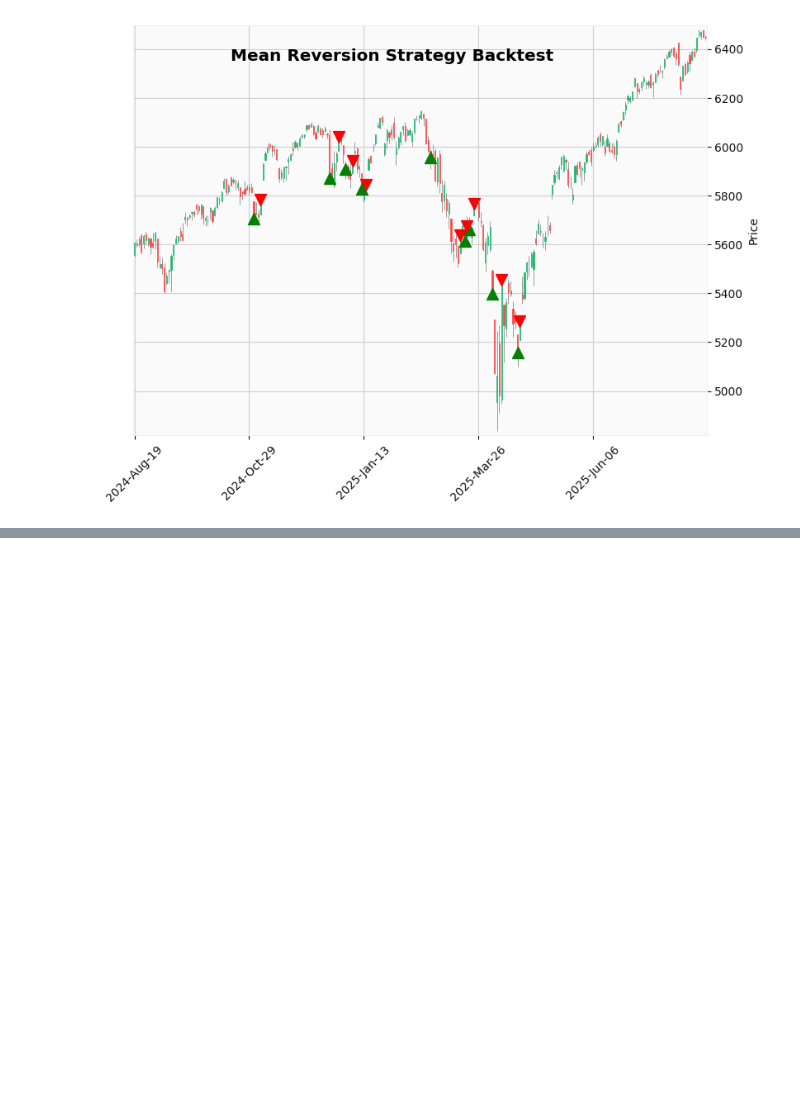
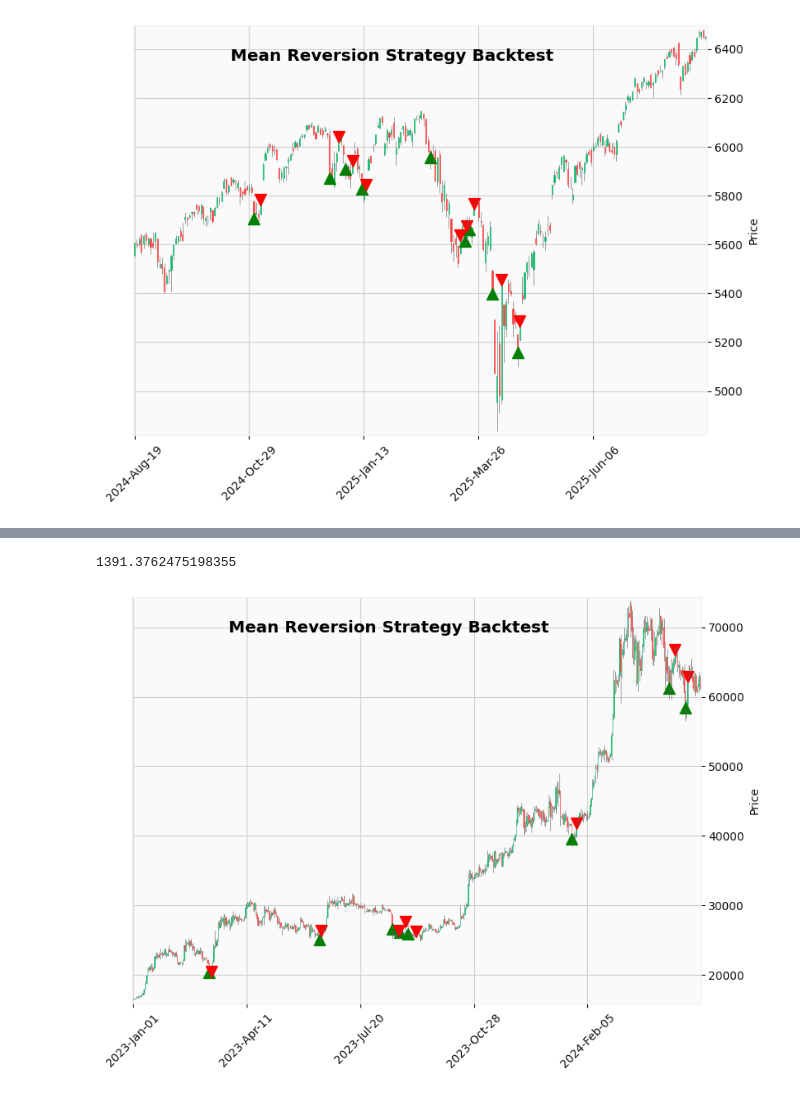
Before and after one commit to mikosovsky/StockStrategiesAnalysis, a Jupyter notebook: analysis.ipynb, the cells around one changed output, grey strips where cells are left out. Saved outputs shown, nothing was run; the diff lists cells and outputs as text; code cells hidden in the pictures; blank space fills up the shorter version.

Commit message:
feat: added backtesting for cryptocurrencies

```diff
--- a/analysis.ipynb
+++ b/analysis.ipynb
@@ -97,10 +97,10 @@ import numpy as np
 import pandas as pd
 
 
-def backtest_strategy(data):
+def backtest_strategy(data, initial_capital=1000):
     is_position = False
     assets_num = 0
-    wallet = 1000
+    wallet = initial_capital
 
     backtesting_data = {'Entry': [np.nan for _ in range(25)], 'Exit': [np.nan for _ in range(25)]}
 
@@ -162,0 +165,21 @@ plot_backtesting_results(data, backtesting_data)
+# %%
+import ccxt
+
+def fetch_crypto_data(symbol, timeframe, since):
+    exchange = ccxt.binance()
+    ohlcv = exchange.fetch_ohlcv(symbol, timeframe, since=since)
+    data = pd.DataFrame(ohlcv, columns=['timestamp', 'open', 'high', 'low', 'close', 'volume'])
+    data.rename(columns={
+        'timestamp': 'Date',
+        'open': 'Open',
+        'high': 'High',
+        'low': 'Low',
+        'close': 'Close',
+        'volume': 'Volume'
+    }, inplace=True)
+    data['Date'] = pd.to_datetime(data['Date'], unit='ms')
+    data.set_index('Date', inplace=True)
+
+    return data
+# %%
+crypto_data = fetch_crypto_data('BTC/USDT', '1d', since=ccxt.binance().parse8601('2023-01-01T00:00:00Z'))
@@ -162,0 +207,10 @@ plot_backtesting_results(data, backtesting_data)
+# %%
+crypto_backtesting_data, crypto_wallet = backtest_strategy(crypto_data)
+# %%
+print(crypto_wallet)
+# %% [output]
+1391.3762475198355
+# %%
+plot_backtesting_results(crypto_data, crypto_backtesting_data)
+# %% [output]
+[figure, added]
```
Also changed, not shown: parts of 2 cells of this notebook.
